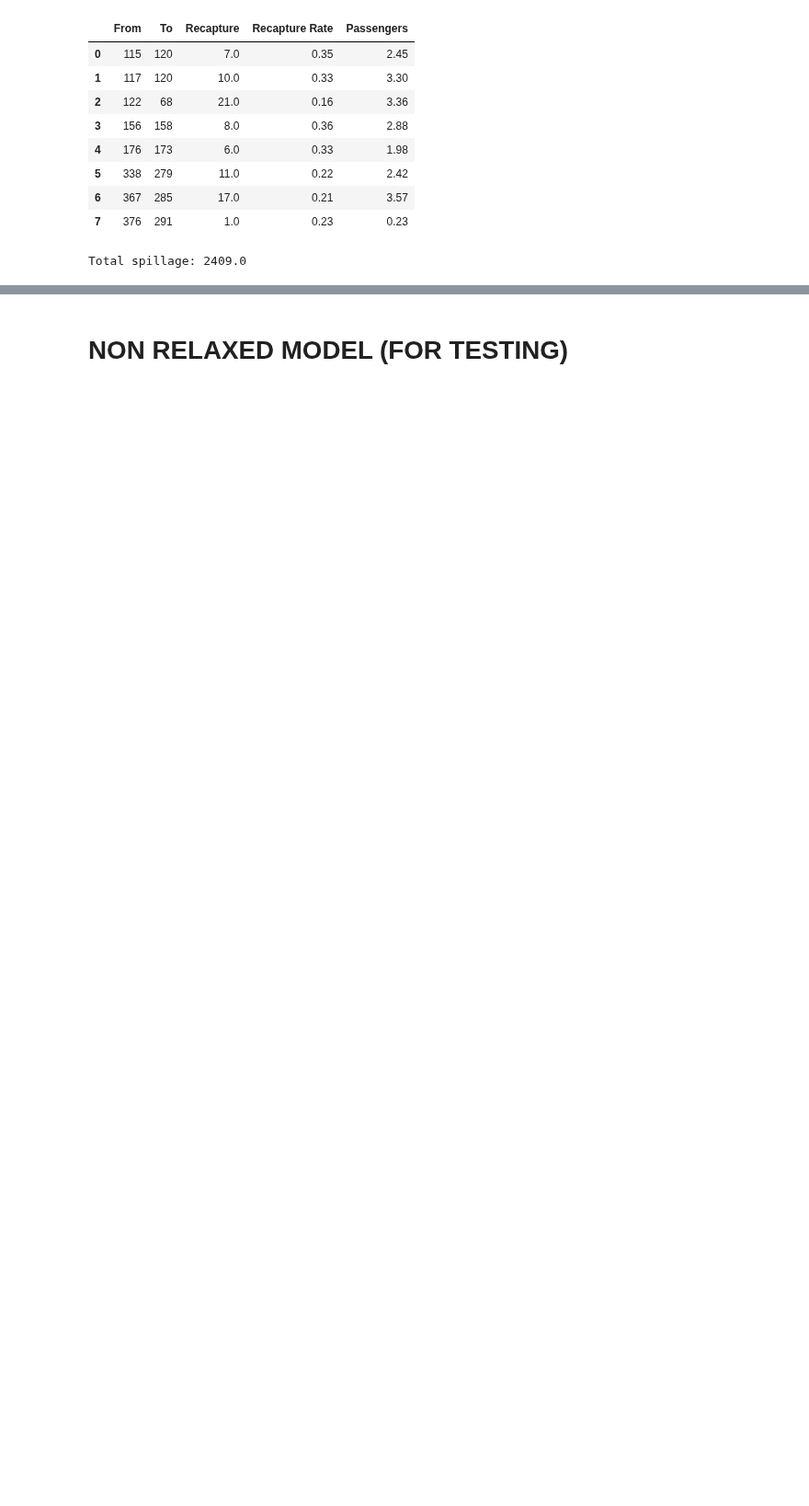
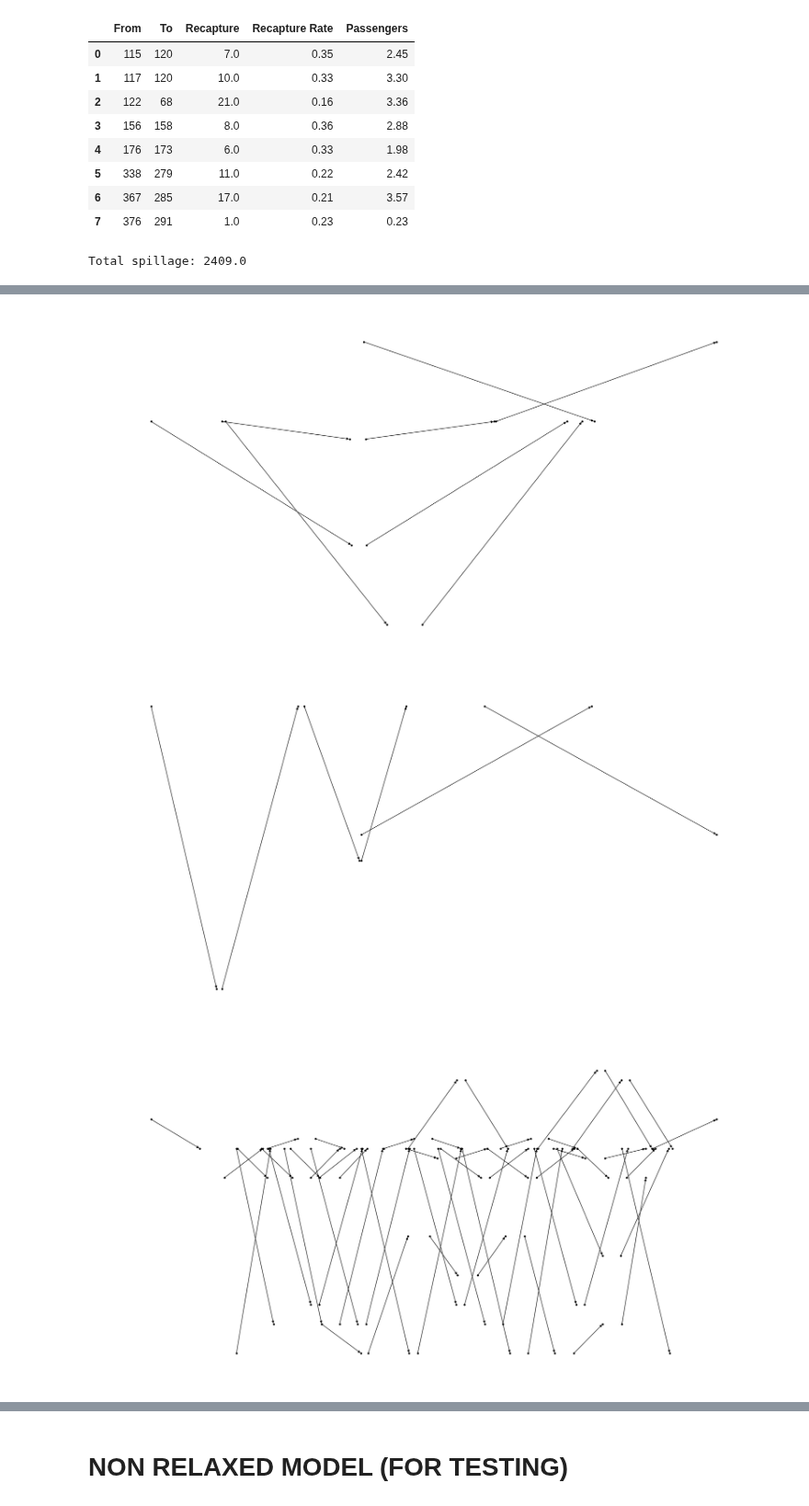
Before and after one commit to allanguzmanf/AE4426, a Jupyter notebook: Assignment/Assignment_P2.ipynb, the cells around one changed output, grey strips where cells are left out. Shown at 92% size. Saved outputs shown, nothing was run; the diff lists cells and outputs as text; code cells hidden in the pictures; blank space fills up the shorter version.

```diff
--- a/Assignment/Assignment_P2.ipynb
+++ b/Assignment/Assignment_P2.ipynb
@@ -746,0 +769,29 @@ Total spillage: 2409.0
+# %%
+import networkx as nx
+import plotly.graph_objects as go
+
+# Create networkx a graph for each aircraft type
+for k in ac_list:
+    filtered_flights_ac = filtered_flights[filtered_flights['AC Type'] == k]
+    ST = nx.DiGraph()
+
+    # Add nodes from the filtered_flights_ac df where the x axis is the departure time and the y axis is the airport id
+    for i in filtered_flights_ac.index:
+        ST.add_node(str(i)+ filtered_flights_ac['Origin'][i], pos=(filtered_flights_ac['Departure_num'][i], filtered_flights_ac['Origin ID'][i]))
+        ST.add_node(str(i)+ filtered_flights_ac['Destination'][i], pos=(filtered_flights_ac['Arrival_num'][i], filtered_flights_ac['Destination ID'][i]))
+
+    # Add edges from the filtered_flights_ac df for each flight where the weight is the cost and it has a label with the ac type
+    for i in filtered_flights_ac.index:
+        ST.add_edge(str(i)+ filtered_flights_ac['Origin'][i], str(i)+ filtered_flights_ac['Destination'][i], weight=filtered_flights_ac['Cost'][i], label=filtered_flights_ac['Flight no.'][i])
+
+    # Plot the graph
+    plt.figure(figsize=(20,10))
+    pos=nx.get_node_attributes(ST,'pos')
+    nx.draw(ST, pos, with_labels=False, node_size=10, node_color='black')
+    # labels = nx.get_edge_attributes(ST,'label')
+    # nx.draw_networkx_edge_labels(ST,pos,edge_labels=labels)
+    plt.show()
+# %% [output]
+[figure, added]
+[figure, added]
+[figure, added]
```
Also changed, not shown: parts of 16 cells of this notebook.
